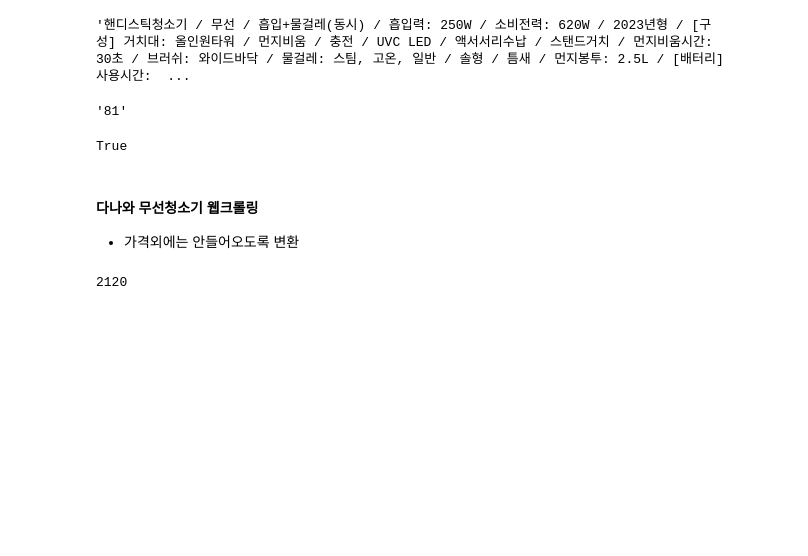
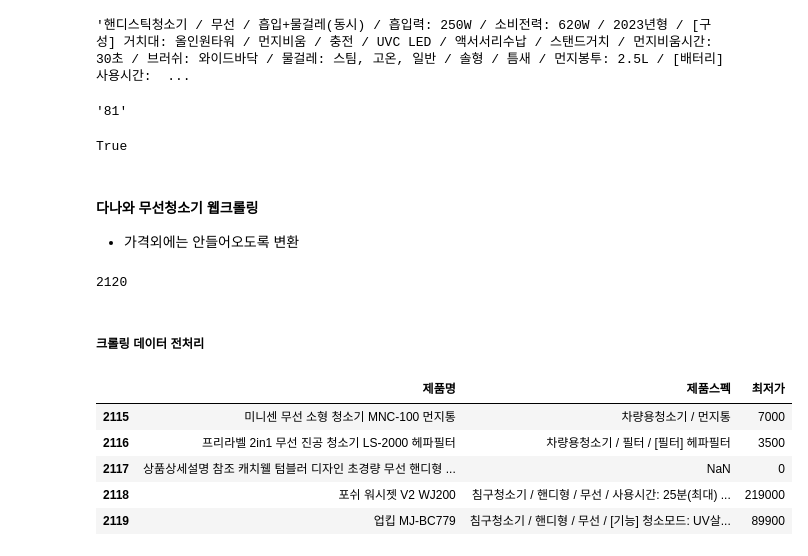
Before and after one commit to devuoon/bigdata-analysis-2024, a Jupyter notebook: day08/da18_무선청소기_인기상품_분석.ipynb, the cells around one changed output. Drawn from its saved outputs; the diff is of its cells as text; code cells hidden in the pictures; blank space fills up the shorter version.

```diff
--- a/day08/da18_무선청소기_인기상품_분석.ipynb
+++ b/day08/da18_무선청소기_인기상품_분석.ipynb
@@ -131,3 +131,16 @@ dfProdDataTotal = pd.DataFrame(prodDataTotal)
 dfProdDataTotal.columns = ['제품명','제품스펙','최저가']
 # %%
 dfProdDataTotal.to_excel('./data/다나와_무선청소기_결과.xlsx', index=False)
+# %% [markdown]
+##### 크롤링 데이터 전처리
+# %%
+# 저장한 엑셀을 재로드
+dfProdDanawa = pd.read_excel('./data/다나와_무선청소기_결과.xlsx')
+dfProdDanawa.tail()
+# %% [output]
+|  | 제품명 | 제품스펙 | 최저가 |
+| 2115 | 미니센 무선 소형 청소기 MNC-100 먼지통 | 차량용청소기 / 먼지통 | 7000 |
+| 2116 | 프리라벨 2in1 무선 진공 청소기 LS-2000 헤파필터 | 차량용청소기 / 필터 / [필터] 헤파필터 | 3500 |
+| 2117 | 상품상세설명 참조 캐치웰 텀블러 디자인 초경량 무선 핸디형 ... | NaN | 0 |
+| 2118 | 포쉬 워시젯 V2 WJ200 | 침구청소기 / 핸디형 / 무선 / 사용시간: 25분(최대) ... | 219000 |
+| 2119 | 업킵 MJ-BC779 | 침구청소기 / 핸디형 / 무선 / [기능] 청소모드: UV살... | 89900 |
```
Also changed, not shown: parts of 11 cells of this notebook.
